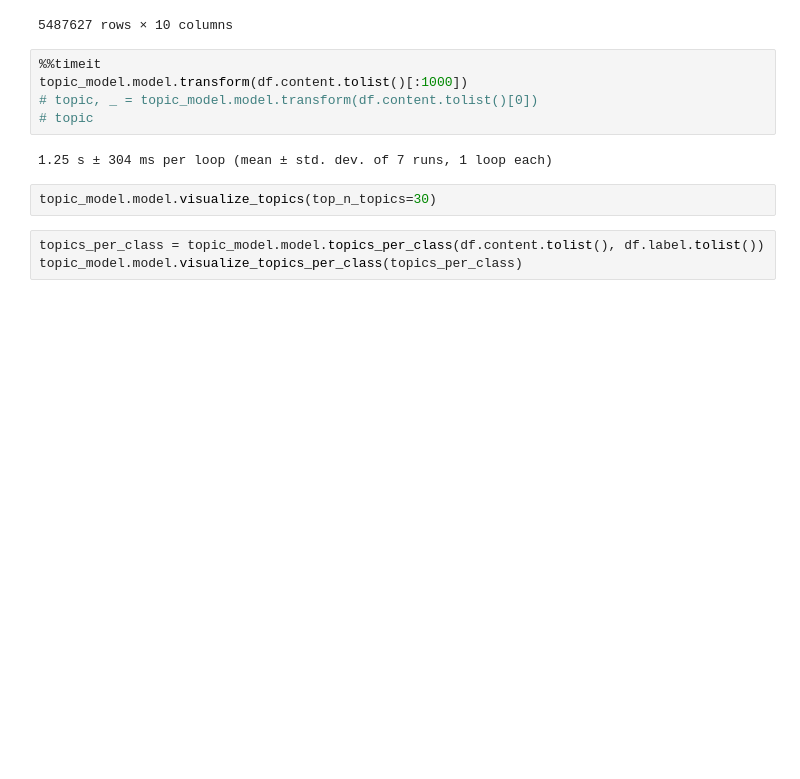
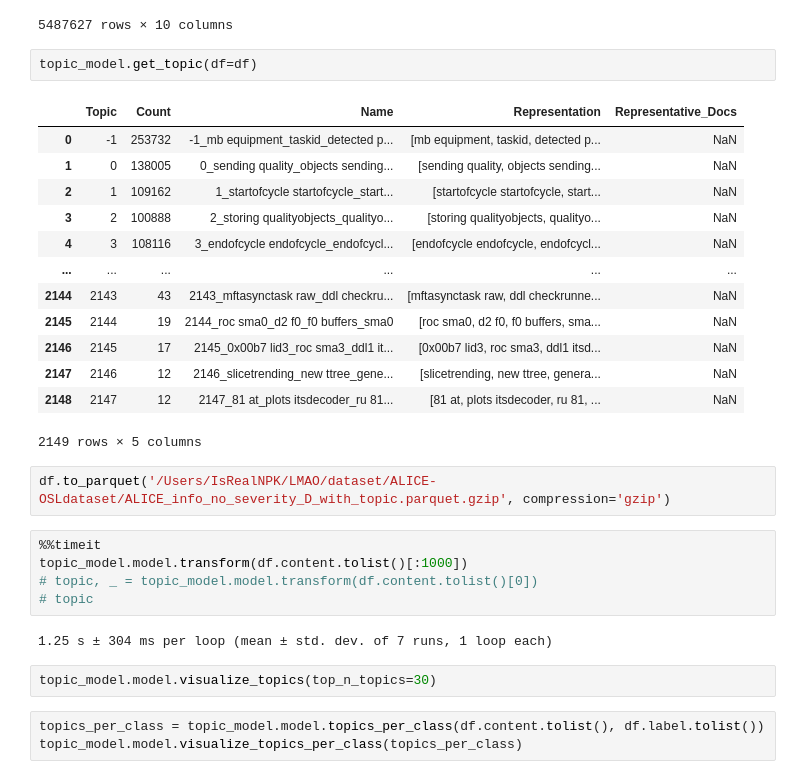
Before and after one commit to northnpk/LMAO, a Jupyter notebook: test.ipynb, the cells around one changed output. Saved outputs shown, nothing was run; the diff lists cells and outputs as text; blank space fills up the shorter version.

```diff
--- a/test.ipynb
+++ b/test.ipynb
@@ -138,6 +138,24 @@ df
 | 34856758 | 24356 | W | Gap in timeframe ids detected: pr... | 724 | Gap in timeframe ids <*> | crashed | triggers out synch. disabling ctp... | 59.0 | bad | ... |
 | 34856759 | 24356 | W | Gap in timeframe ids detected: pr... | 724 | Gap in timeframe ids <*> | crashed | triggers out synch. disabling ctp... | 59.0 | bad | ... |
 5487627 rows × 10 columns
+# %%
+topic_model.get_topic(df=df)
+# %% [output]
+|  | Topic | Count | Name | Representation | Representative_Docs |
+| 0 | -1 | 253732 | -1_mb equipment_taskid_detected p... | [mb equipment, taskid, detected p... | NaN |
+| 1 | 0 | 138005 | 0_sending quality_objects sending... | [sending quality, objects sending... | NaN |
+| 2 | 1 | 109162 | 1_startofcycle startofcycle_start... | [startofcycle startofcycle, start... | NaN |
+| 3 | 2 | 100888 | 2_storing qualityobjects_qualityo... | [storing qualityobjects, qualityo... | NaN |
+| 4 | 3 | 108116 | 3_endofcycle endofcycle_endofcycl... | [endofcycle endofcycle, endofcycl... | NaN |
+| ... | ... | ... | ... | ... | ... |
+| 2144 | 2143 | 43 | 2143_mftasynctask raw_ddl checkru... | [mftasynctask raw, ddl checkrunne... | NaN |
+| 2145 | 2144 | 19 | 2144_roc sma0_d2 f0_f0 buffers_sma0 | [roc sma0, d2 f0, f0 buffers, sma... | NaN |
+| 2146 | 2145 | 17 | 2145_0x00b7 lid3_roc sma3_ddl1 it... | [0x00b7 lid3, roc sma3, ddl1 itsd... | NaN |
+| 2147 | 2146 | 12 | 2146_slicetrending_new ttree_gene... | [slicetrending, new ttree, genera... | NaN |
+| 2148 | 2147 | 12 | 2147_81 at_plots itsdecoder_ru 81... | [81 at, plots itsdecoder, ru 81, ... | NaN |
+2149 rows × 5 columns
+# %%
+df.to_parquet('/Users/IsRealNPK/LMAO/dataset/ALICE-OSLdataset/ALICE_info_no_severity_D_with_topic.parquet.gzip', compression='gzip')
 # %%
 %%timeit
 topic_model.model.transform(df.content.tolist()[:1000])
```
Also changed, not shown: parts of 16 cells of this notebook, 3 other files.
